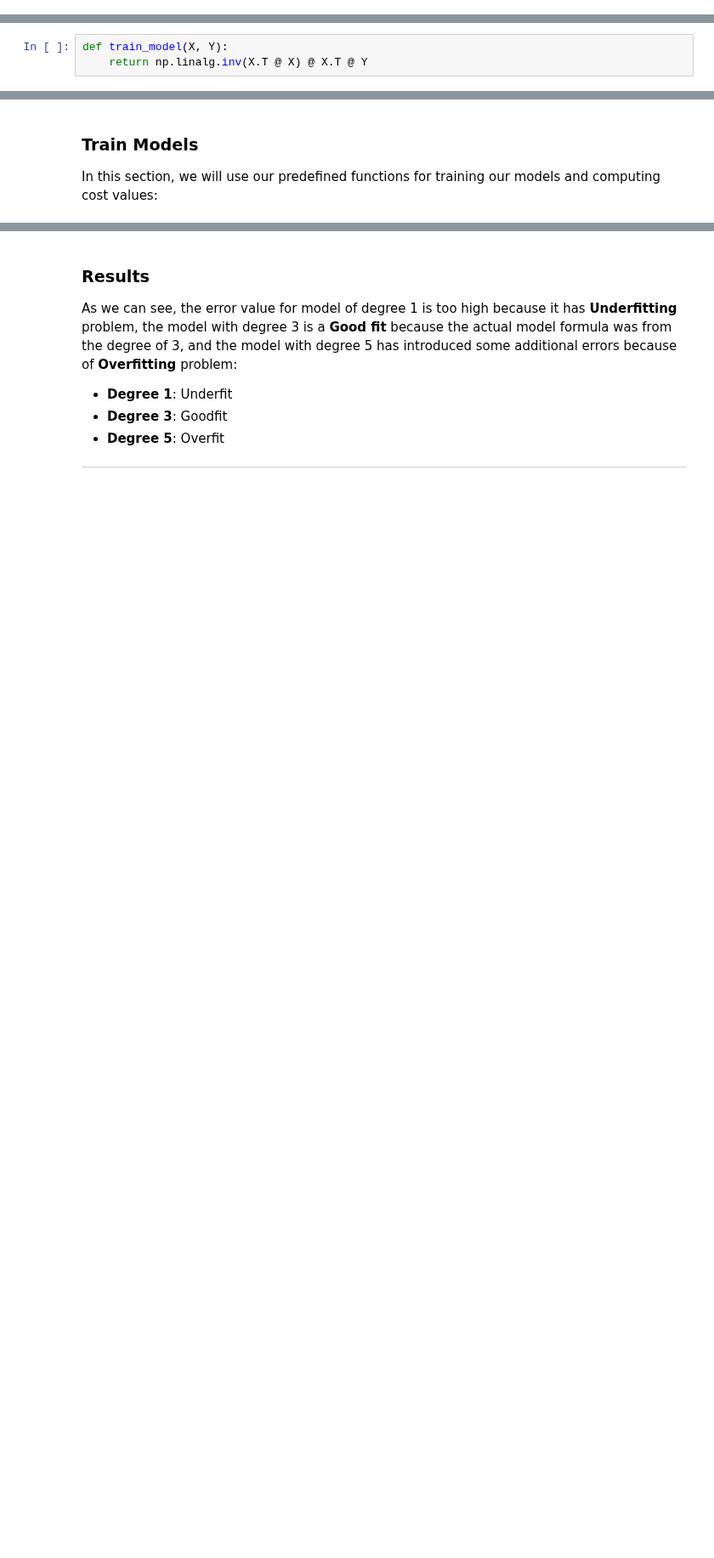
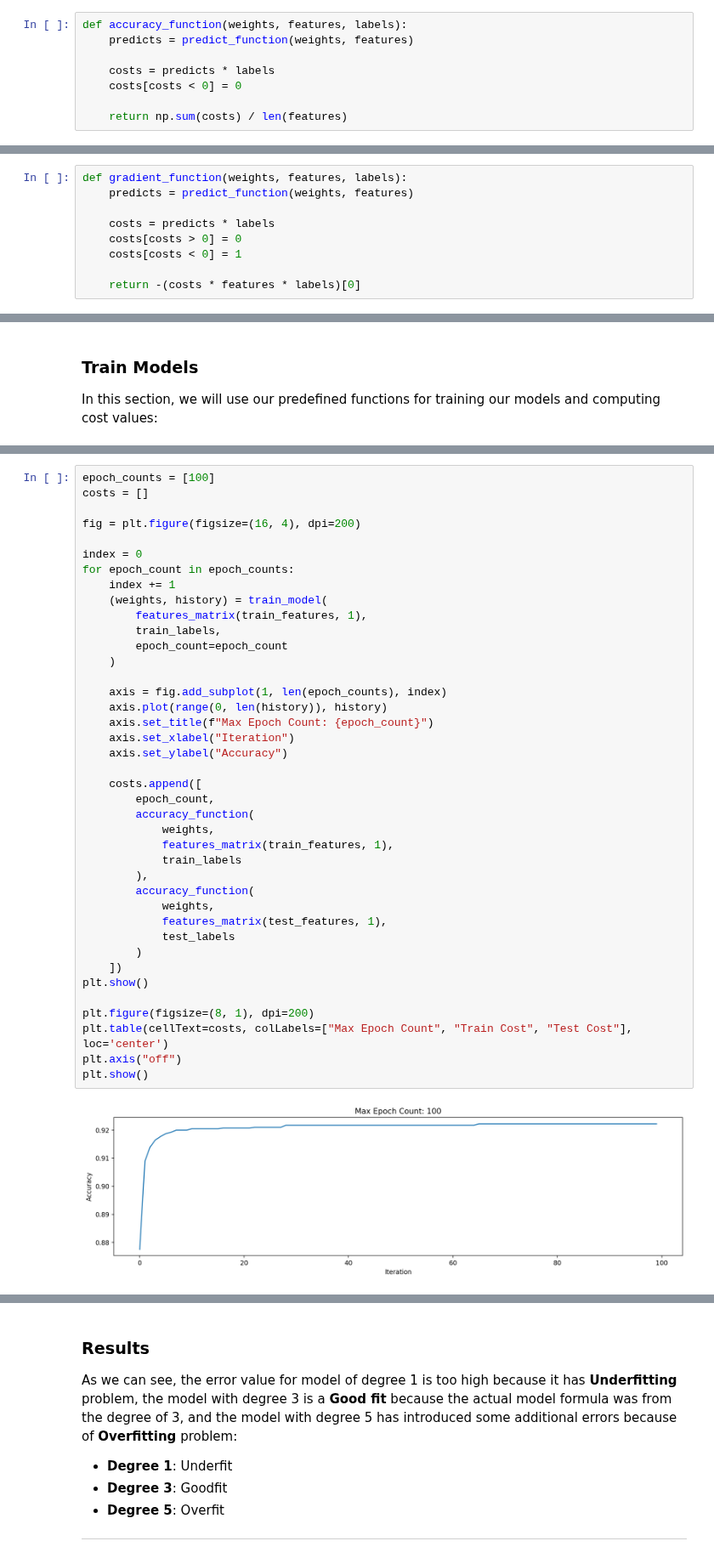
Before and after one commit to ckoliber/mlexercises, a Jupyter notebook: src/exercise2.ipynb, the cells around one changed output, grey strips where cells are left out. Shown at 85% size. Cells and saved outputs as stored; diff of their text form; blank space fills up the shorter version.

Commit message:
feat: finish exercise2 perceptron vectorized training using generic GD method

```diff
--- a/src/exercise2.ipynb
+++ b/src/exercise2.ipynb
@@ -109,0 +111,8 @@ def cost_function(X, Y, W):
+# %%
+def accuracy_function(weights, features, labels):
+    predicts = predict_function(weights, features)
+
+    costs = predicts * labels
+    costs[costs < 0] = 0
+
+    return np.sum(costs) / len(features)
@@ -110,3 +123,12 @@ def cost_function(X, Y, W):
+# %%
+def gradient_function(weights, features, labels):
+    predicts = predict_function(weights, features)
+
+    costs = predicts * labels
+    costs[costs > 0] = 0
+    costs[costs < 0] = 1
+
+    return -(costs * features * labels)[0]
 # %% [markdown]
 ### Train Function
 
@@ -117,6 +139,3 @@ $$
     & \Theta = (X^T X)^{-1} X^T Y
 \end{aligned}
 $$
-# %%
-def train_model(X, Y):
-    return np.linalg.inv(X.T @ X) @ X.T @ Y
@@ -142,0 +173,42 @@ plt.show()
+# %%
+epoch_counts = [100]
+costs = []
+
+fig = plt.figure(figsize=(16, 4), dpi=200)
+
+index = 0
+for epoch_count in epoch_counts:
+    index += 1
+    (weights, history) = train_model(
+        features_matrix(train_features, 1),
+        train_labels,
+        epoch_count=epoch_count
+    )
+
+    axis = fig.add_subplot(1, len(epoch_counts), index)
+    axis.plot(range(0, len(history)), history)
+    axis.set_title(f"Max Epoch Count: {epoch_count}")
+    axis.set_xlabel("Iteration")
+    axis.set_ylabel("Accuracy")
+
+    costs.append([
+        epoch_count,
+        accuracy_function(
+            weights,
+            features_matrix(train_features, 1),
+            train_labels
+        ),
+        accuracy_function(
+            weights,
+            features_matrix(test_features, 1),
+            test_labels
+        )
+    ])
+plt.show()
+
+plt.figure(figsize=(8, 1), dpi=200)
+plt.table(cellText=costs, colLabels=["Max Epoch Count", "Train Cost", "Test Cost"], loc='center')
+plt.axis("off")
+plt.show()
+# %% [output]
+[figure, added]
```
Also changed, not shown: parts of 12 cells of this notebook, 1 other file.
